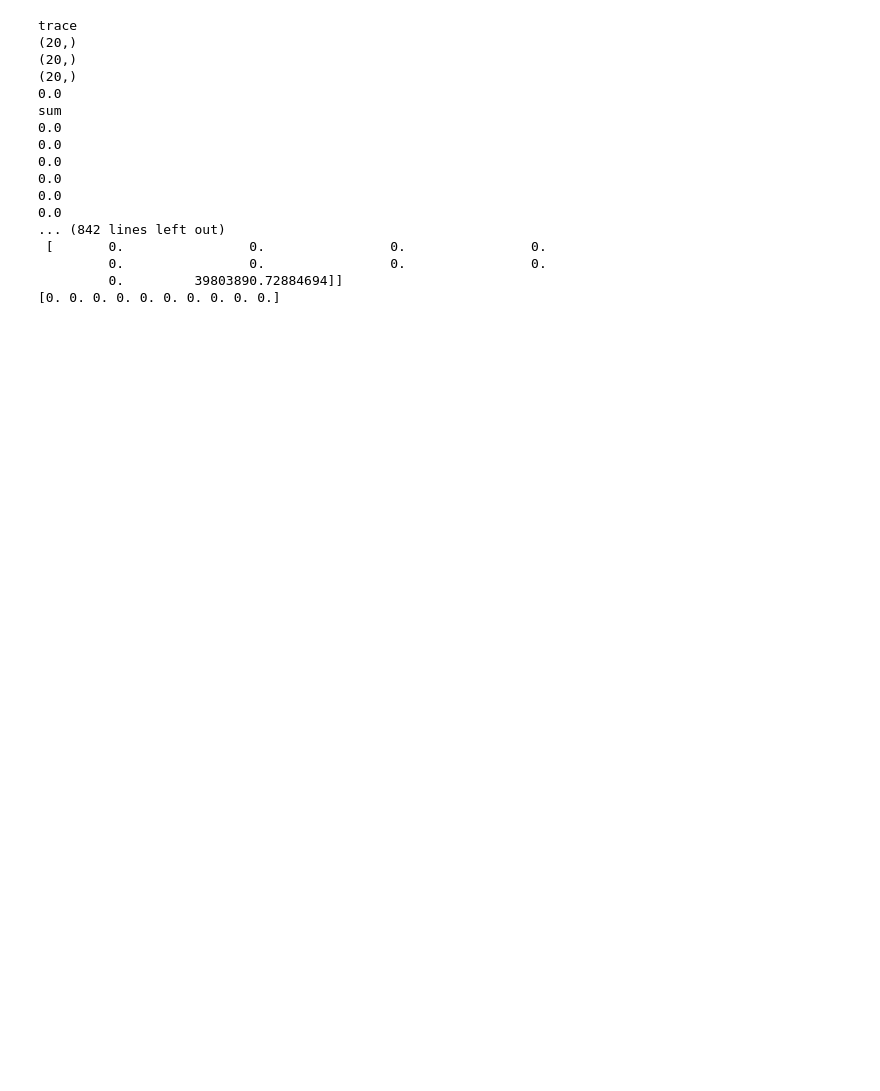
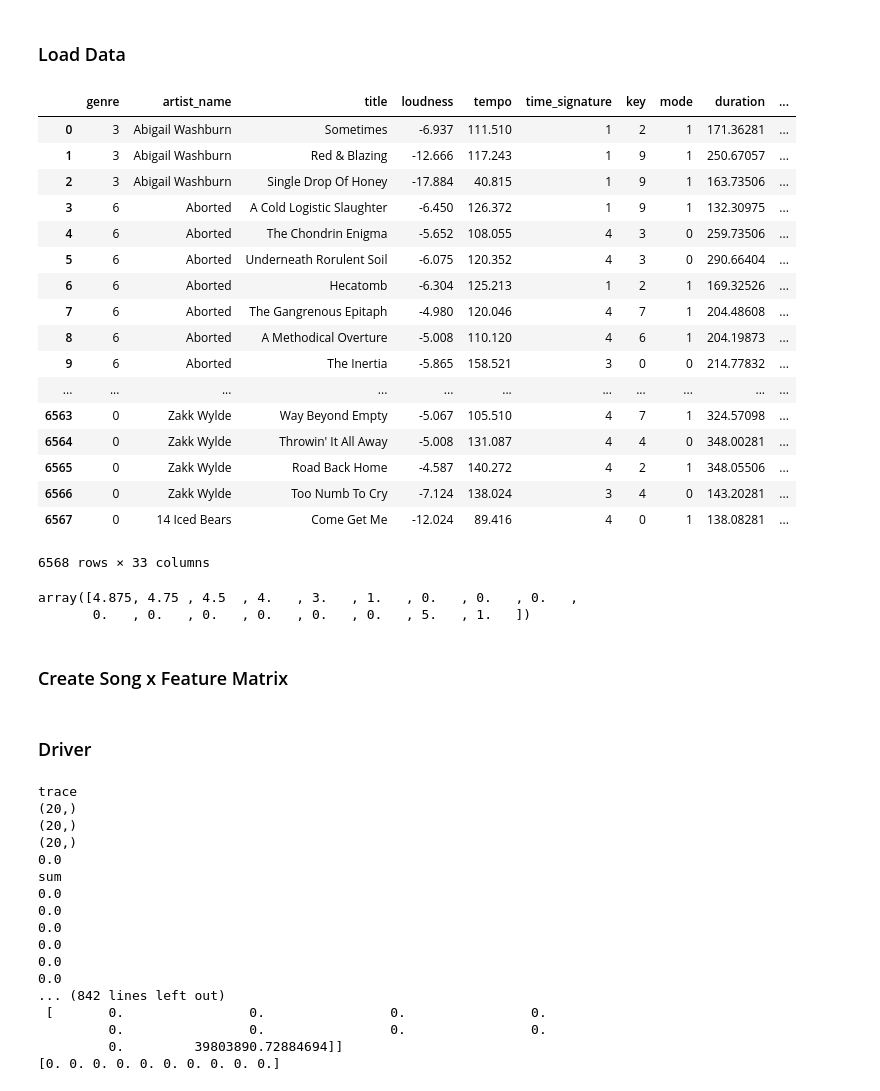
Before and after one commit to gokceuludogan/interactive-music-recommendation, a Jupyter notebook: Variational_Inference.ipynb, the cells around one changed output. Cells and saved outputs as stored; diff of their text form; code cells hidden in the pictures; blank space fills up the shorter version.

Commit message:
Add code for loading data

```diff
--- a/Variational_Inference.ipynb
+++ b/Variational_Inference.ipynb
@@ -4,0 +7,43 @@ from scipy.special import digamma
+# %% [markdown]
+### Load Data
+# %%
+data = pd.read_csv("data/last_fm_songs_with_features.csv", delimiter=';')
+data.drop(['artist_name_lastfm', "tra_id", "Unnamed: 0", 'title_lastfm', 'track_id'], axis=1, inplace=True)
+
+data['genre'] = data['genre'].astype('category').cat.codes
+
+data
+# %% [output]
+|  | genre | artist_name | title | loudness | tempo | time_signature | key | mode | duration | ... |
+| 0 | 3 | Abigail Washburn | Sometimes | -6.937 | 111.510 | 1 | 2 | 1 | 171.36281 | ... |
+| 1 | 3 | Abigail Washburn | Red & Blazing | -12.666 | 117.243 | 1 | 9 | 1 | 250.67057 | ... |
+| 2 | 3 | Abigail Washburn | Single Drop Of Honey | -17.884 | 40.815 | 1 | 9 | 1 | 163.73506 | ... |
+| 3 | 6 | Aborted | A Cold Logistic Slaughter | -6.450 | 126.372 | 1 | 9 | 1 | 132.30975 | ... |
+| 4 | 6 | Aborted | The Chondrin Enigma | -5.652 | 108.055 | 4 | 3 | 0 | 259.73506 | ... |
+| 5 | 6 | Aborted | Underneath Rorulent Soil | -6.075 | 120.352 | 4 | 3 | 0 | 290.66404 | ... |
+| 6 | 6 | Aborted | Hecatomb | -6.304 | 125.213 | 1 | 2 | 1 | 169.32526 | ... |
+| 7 | 6 | Aborted | The Gangrenous Epitaph | -4.980 | 120.046 | 4 | 7 | 1 | 204.48608 | ... |
+| 8 | 6 | Aborted | A Methodical Overture | -5.008 | 110.120 | 4 | 6 | 1 | 204.19873 | ... |
+| 9 | 6 | Aborted | The Inertia | -5.865 | 158.521 | 3 | 0 | 0 | 214.77832 | ... |
+| ... | ... | ... | ... | ... | ... | ... | ... | ... | ... | ... |
+| 6563 | 0 | Zakk Wylde | Way Beyond Empty | -5.067 | 105.510 | 4 | 7 | 1 | 324.57098 | ... |
+| 6564 | 0 | Zakk Wylde | Throwin' It All Away | -5.008 | 131.087 | 4 | 4 | 0 | 348.00281 | ... |
+| 6565 | 0 | Zakk Wylde | Road Back Home | -4.587 | 140.272 | 4 | 2 | 1 | 348.05506 | ... |
+| 6566 | 0 | Zakk Wylde | Too Numb To Cry | -7.124 | 138.024 | 3 | 4 | 0 | 143.20281 | ... |
+| 6567 | 0 | 14 Iced Bears | Come Get Me | -12.024 | 89.416 | 4 | 0 | 1 | 138.08281 | ... |
+6568 rows × 33 columns
+# %%
+# Map time 't' to a vector. The epsilon below is the one from the paper
+def vectorize(t, epsilon):
+    v = np.concatenate([t - epsilon, [t,1]])
+    v[np.where(v < 0)] = 0
+
+    return v
+
+epsilon = np.array([np.power(2,i) for i in np.arange(-3,12,dtype=float)])
+vectorize(5, epsilon)
+# %% [output]
+array([4.875, 4.75 , 4.5  , 4.   , 3.   , 1.   , 0.   , 0.   , 0.   ,
+       0.   , 0.   , 0.   , 0.   , 0.   , 0.   , 5.   , 1.   ])
+# %% [markdown]
+### Create Song x Feature Matrix
@@ -4,0 +53,2 @@ from scipy.special import digamma
+# %% [markdown]
+### Driver
```
Also changed, not shown: parts of 3 cells of this notebook, 1 other file.
